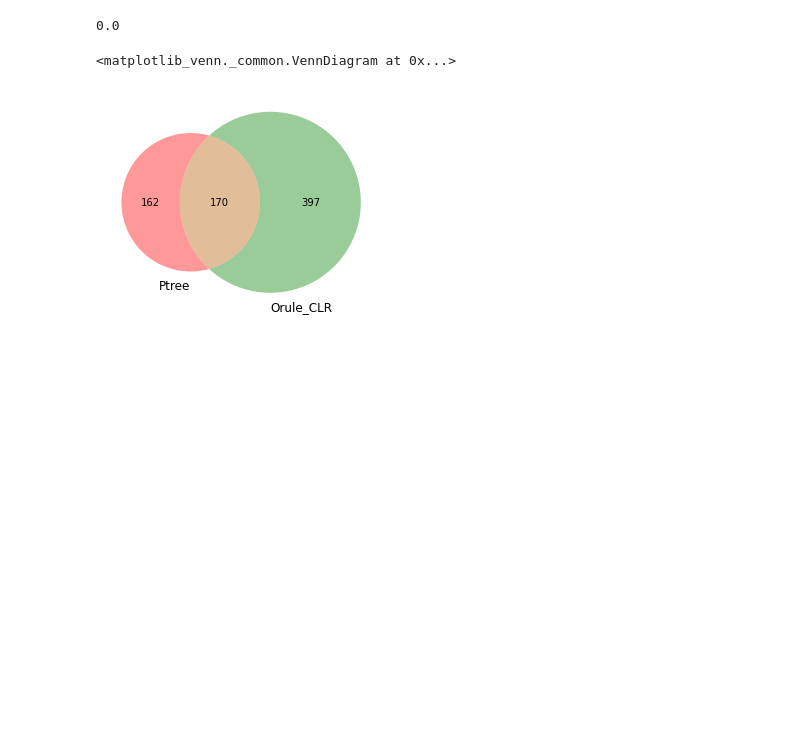
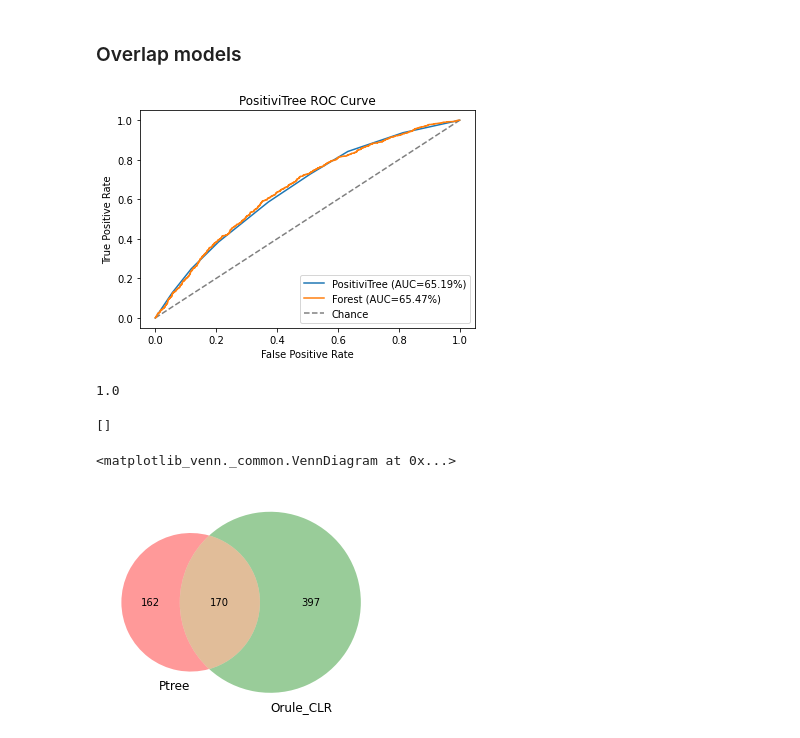
Before and after one commit to Viktour19/overlap-fp, a Jupyter notebook: ptree_exps.ipynb, the cells around one changed output. Drawn from its saved outputs; the diff is of its cells as text; code cells hidden in the pictures; blank space fills up the shorter version.

```diff
--- a/ptree_exps.ipynb
+++ b/ptree_exps.ipynb
@@ -187,9 +78,17 @@ placebo_effects(evaluations.models, X_test, a_test, y_test, n_bootstrap=1000)
+# %% [markdown]
+### Overlap models
 # %%
-scores, voilating_index, transcript, leaves = learn_rules(data_path=DATA_PATH, var_encoding=folder+ 'data/varencoding-ng.txt', relative=False)
+scores, voilating_index, transcript, leaves = learn_rules(data_path=DATA_PATH, var_encoding=folder+ 'data/varencoding-et.txt', relative=False)
+# %% [output]
+[figure, added]
 # %%
-len(voilating_index)/len(X_df)
+1 - len(voilating_index)/len(X_df)
 # %% [output]
-0.0
+1.0
+# %%
+transcript
+# %% [output]
+[]
 # %%
 ptree_vindex = voilating_index
 
```
Also changed, not shown: parts of 32 cells of this notebook, 10 other files.
